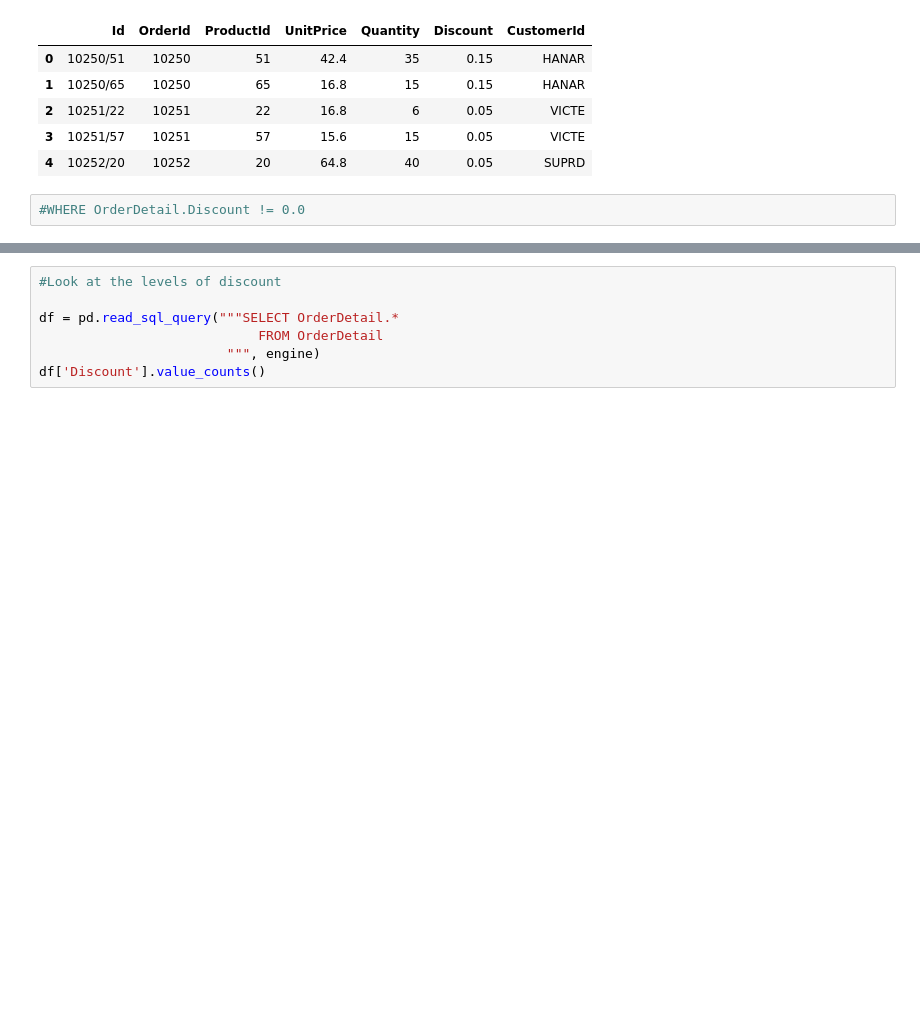
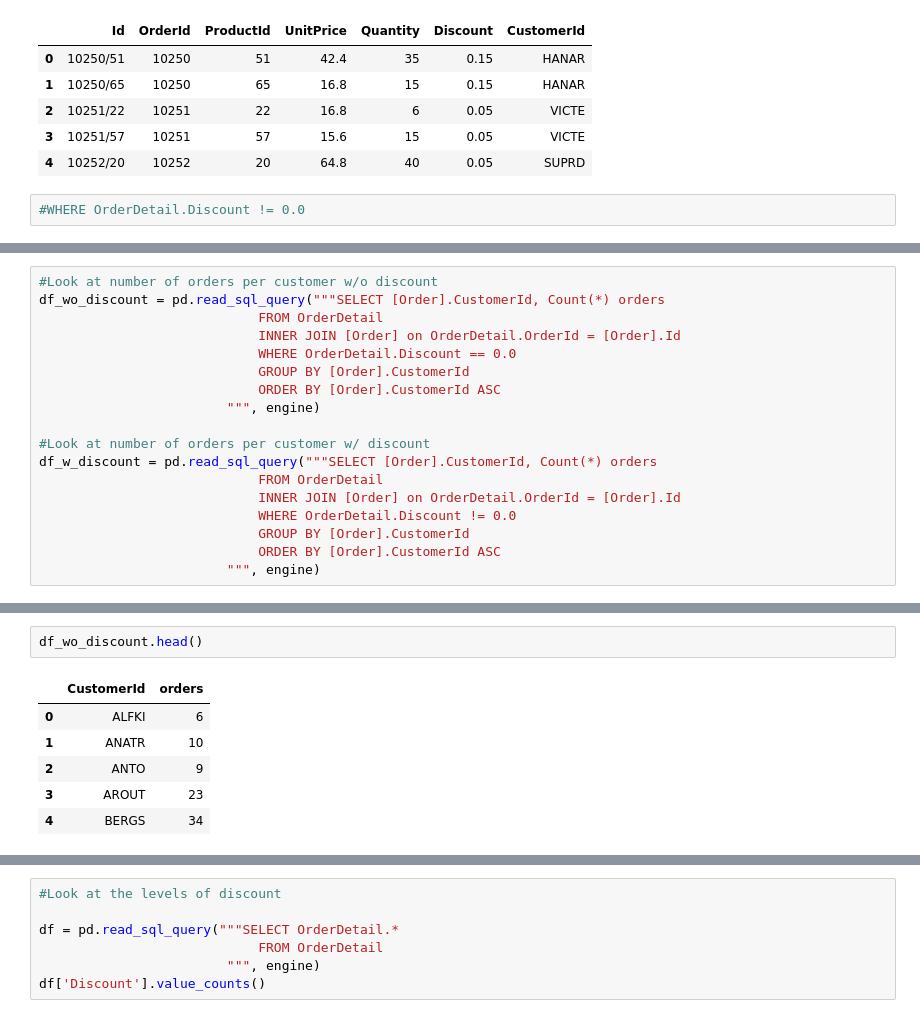
Before and after one commit to ssrosa/dsc-2-final-project-online-ds-pt-100118, a Jupyter notebook: student.ipynb, the cells around one changed output, grey strips where cells are left out. Drawn from its saved outputs; the diff is of its cells as text; blank space fills up the shorter version.

```diff
--- a/student.ipynb
+++ b/student.ipynb
@@ -199,0 +160,18 @@ df.head()
+# %%
+#Look at number of orders per customer w/o discount
+df_wo_discount = pd.read_sql_query("""SELECT [Order].CustomerId, Count(*) orders
+                            FROM OrderDetail
+                            INNER JOIN [Order] on OrderDetail.OrderId = [Order].Id
+                            WHERE OrderDetail.Discount == 0.0
+                            GROUP BY [Order].CustomerId
+                            ORDER BY [Order].CustomerId ASC
+                        """, engine)
+
+#Look at number of orders per customer w/ discount
+df_w_discount = pd.read_sql_query("""SELECT [Order].CustomerId, Count(*) orders
+                            FROM OrderDetail
+                            INNER JOIN [Order] on OrderDetail.OrderId = [Order].Id
+                            WHERE OrderDetail.Discount != 0.0
+                            GROUP BY [Order].CustomerId
+                            ORDER BY [Order].CustomerId ASC
+                        """, engine)
@@ -199,0 +195,9 @@ df.head()
+# %%
+df_wo_discount.head()
+# %% [output]
+|  | CustomerId | orders |
+| 0 | ALFKI | 6 |
+| 1 | ANATR | 10 |
+| 2 | ANTO | 9 |
+| 3 | AROUT | 23 |
+| 4 | BERGS | 34 |
```
Also changed, not shown: parts of 19 cells of this notebook.
